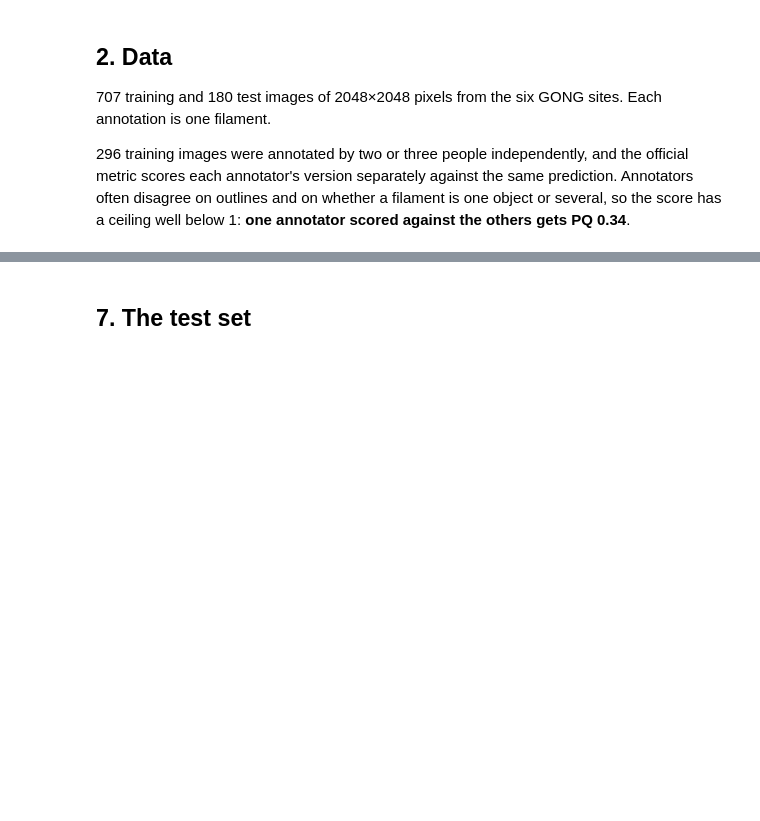
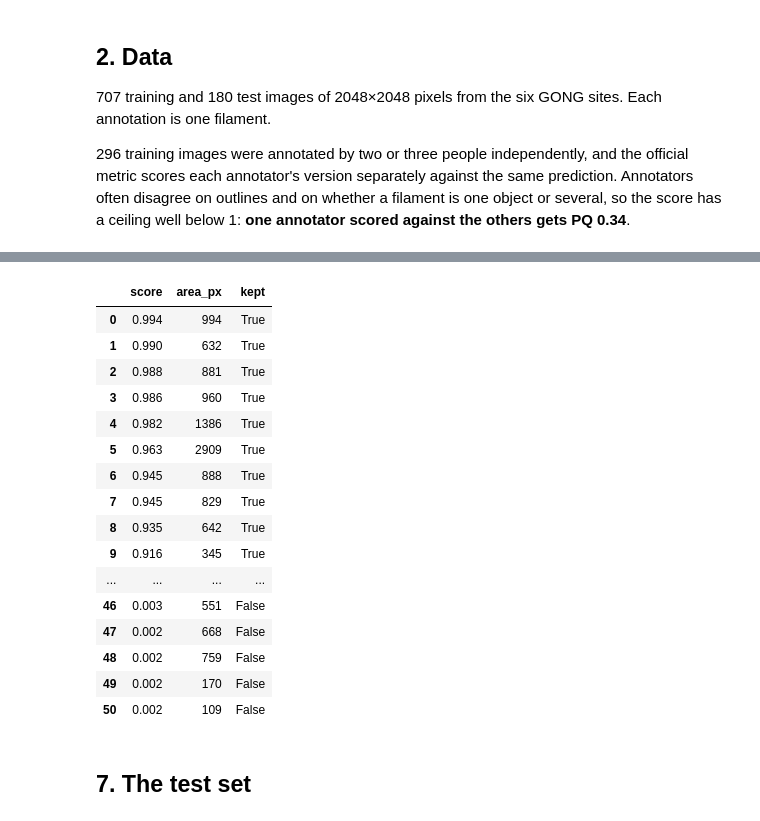
Before and after one commit to LucaT2/solar-filament-segmentation, a Jupyter notebook: notebooks/solar_filament_pipeline.ipynb, the cells around one changed output, grey strips where cells are left out. Drawn from its saved outputs; the diff is of its cells as text; code cells hidden in the pictures; blank space fills up the shorter version.

```diff
--- a/notebooks/solar_filament_pipeline.ipynb
+++ b/notebooks/solar_filament_pipeline.ipynb
@@ -195,3 +220,24 @@ shown[["comp", "area", "mean_prob", "contrast", "length", "elongation", "r_norm"
+# %%
+pd.DataFrame({"score": comps.mean_prob[1:], "area_px": comps.area[1:],
+              "kept": [i in keep for i in range(1, comps.n + 1)]}).sort_values("score", ascending=False).round(3)
+# %% [output]
+|  | score | area_px | kept |
+| 0 | 0.994 | 994 | True |
+| 1 | 0.990 | 632 | True |
+| 2 | 0.988 | 881 | True |
+| 3 | 0.986 | 960 | True |
+| 4 | 0.982 | 1386 | True |
+| 5 | 0.963 | 2909 | True |
+| 6 | 0.945 | 888 | True |
+| 7 | 0.945 | 829 | True |
+| 8 | 0.935 | 642 | True |
+| 9 | 0.916 | 345 | True |
+| ... | ... | ... | ... |
+| 46 | 0.003 | 551 | False |
+| 47 | 0.002 | 668 | False |
+| 48 | 0.002 | 759 | False |
+| 49 | 0.002 | 170 | False |
+| 50 | 0.002 | 109 | False |
 # %% [markdown]
 ## 7. The test set
 # %%
```
Also changed, not shown: parts of 27 cells of this notebook, 19 other files.
